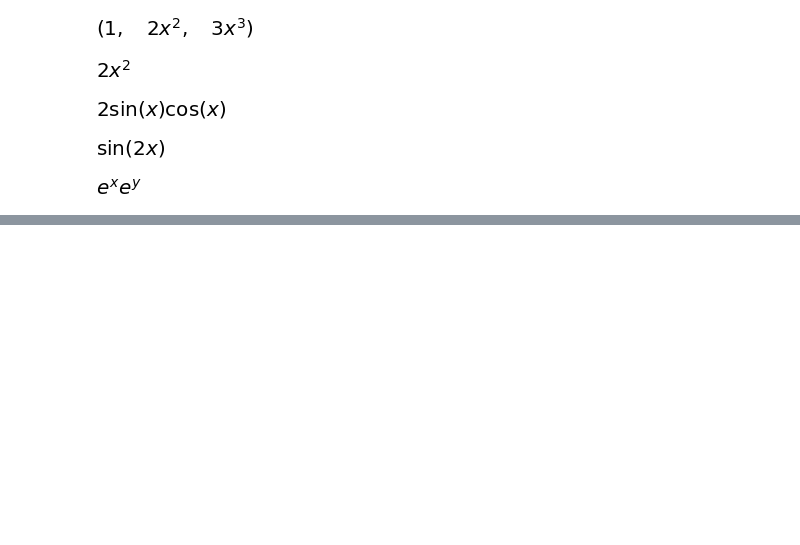
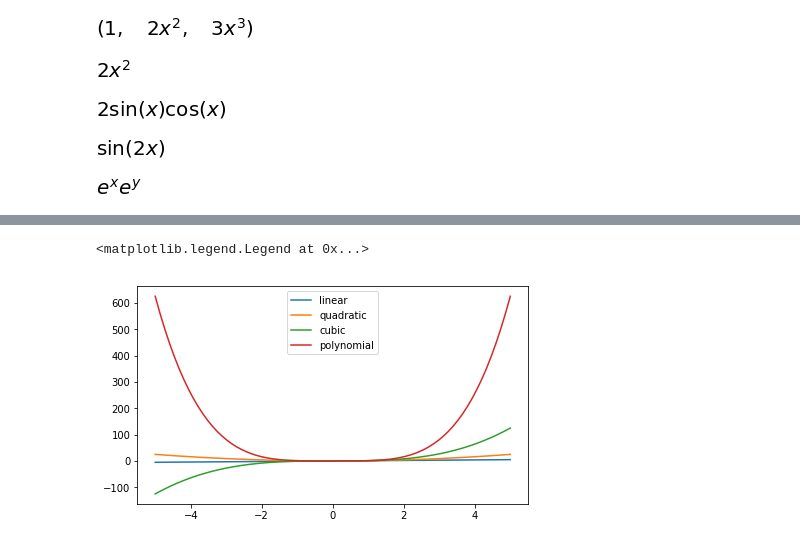
Before and after one commit to sidhu177/pythonprog, a Jupyter notebook: SymPy.ipynb, the cells around one changed output, grey strips where cells are left out. Saved outputs shown, nothing was run; the diff lists cells and outputs as text; code cells hidden in the pictures; blank space fills up the shorter version.

```diff
--- a/SymPy.ipynb
+++ b/SymPy.ipynb
@@ -40,0 +124,11 @@ expr
+# %%
+x = np.linspace(start=-5,stop=5,num=150)
+fig, ax = plt.subplots(figsize = (7,4))
+ax.plot(x,x,label='linear')
+ax.plot(x,x**2,label='quadratic')
+ax.plot(x,x**3,label='cubic')
+ax.plot(x,x**4,label='polynomial')
+ax.legend()
+# %% [output]
+<matplotlib.legend.Legend at 0x...>
+[figure, added]
```
Also changed, not shown: parts of 13 cells of this notebook.
